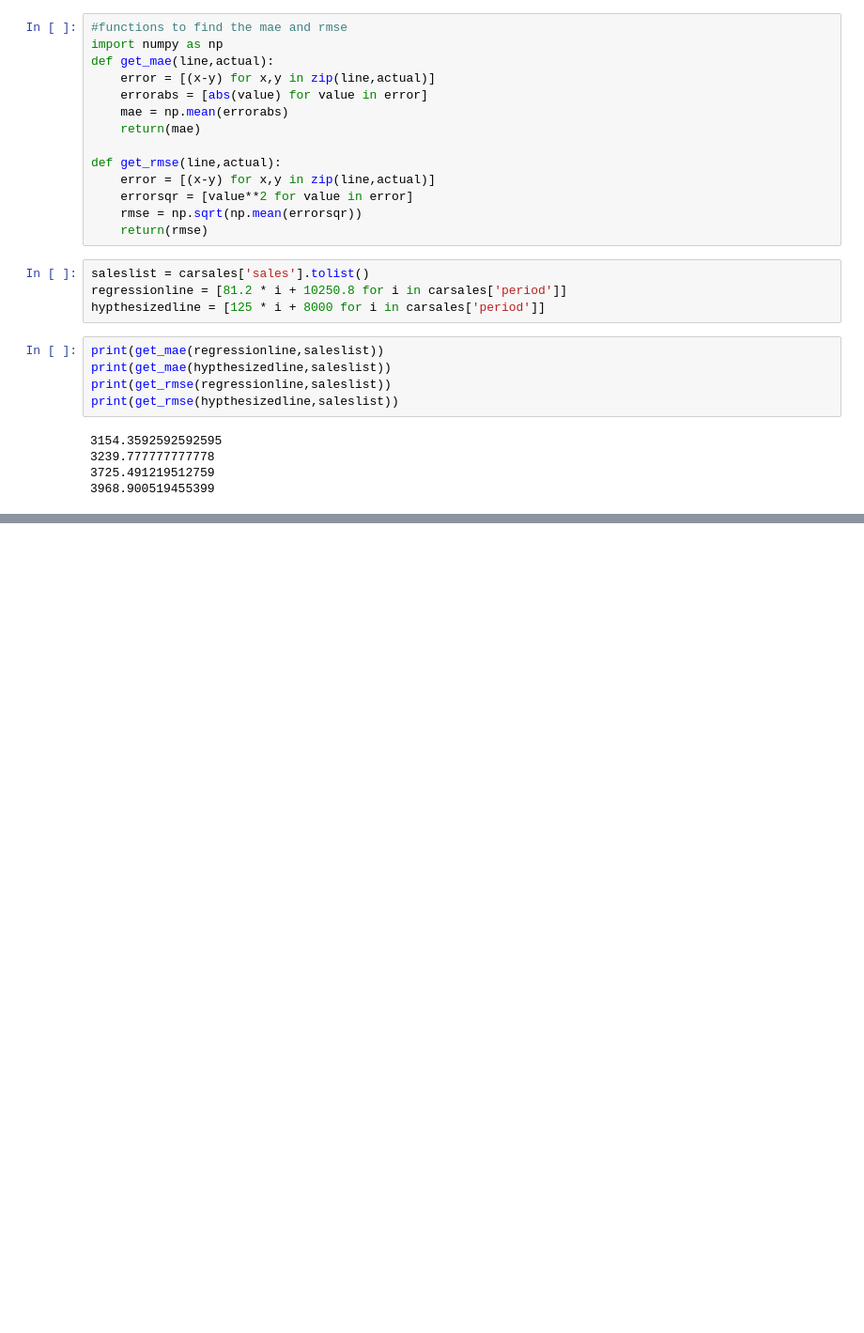
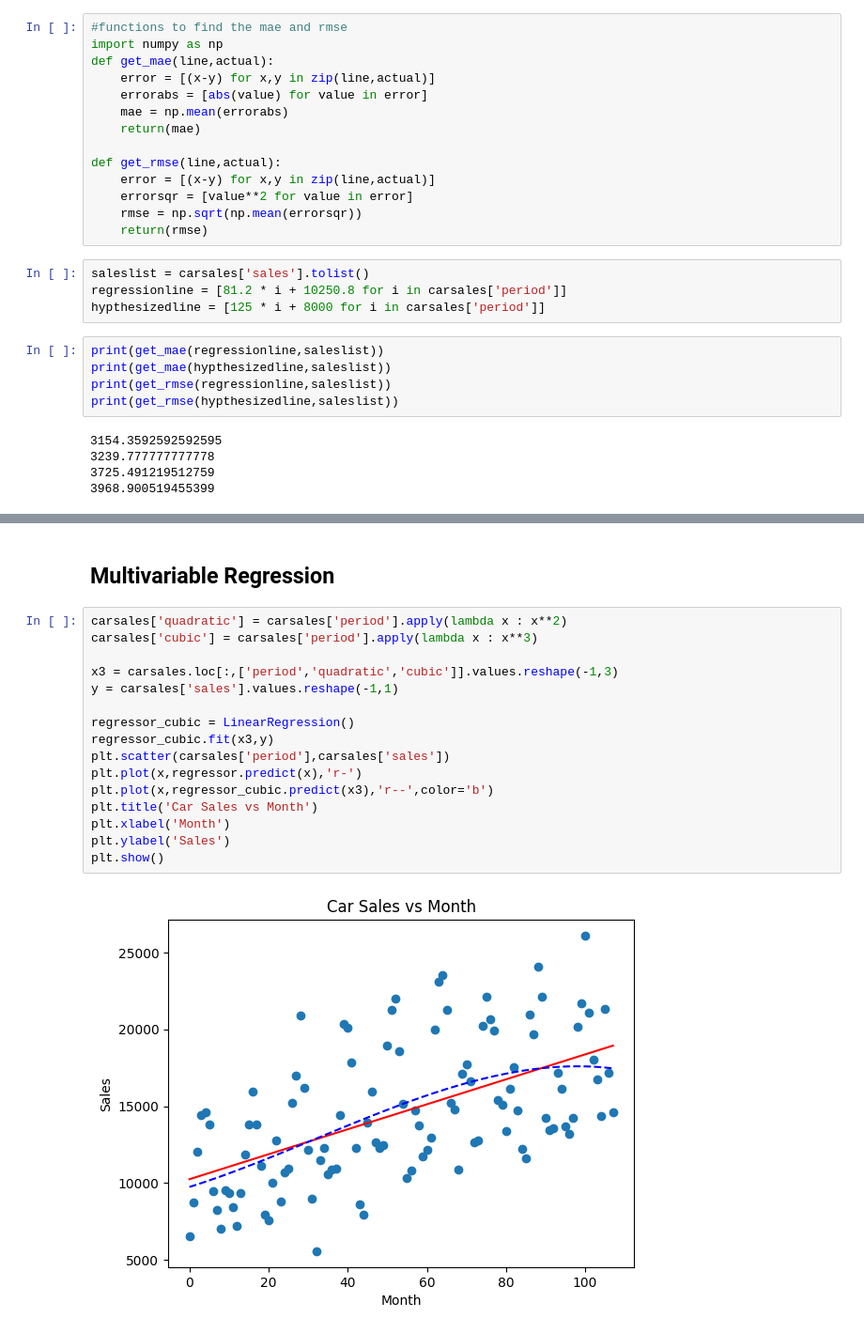
Before and after one commit to brieng314/DiveIntoDS, a Jupyter notebook: dive_into_DS_Forecasting.ipynb, the cells around one changed output, grey strips where cells are left out. Shown at 94% size. Saved outputs shown, nothing was run; the diff lists cells and outputs as text; blank space fills up the shorter version.

```diff
--- a/dive_into_DS_Forecasting.ipynb
+++ b/dive_into_DS_Forecasting.ipynb
@@ -146,0 +162,20 @@ print(get_rmse(hypthesizedline,saleslist))
+# %% [markdown]
+## Multivariable Regression
+# %%
+carsales['quadratic'] = carsales['period'].apply(lambda x : x**2)
+carsales['cubic'] = carsales['period'].apply(lambda x : x**3)
+
+x3 = carsales.loc[:,['period','quadratic','cubic']].values.reshape(-1,3)
+y = carsales['sales'].values.reshape(-1,1)
+
+regressor_cubic = LinearRegression()
+regressor_cubic.fit(x3,y)
+plt.scatter(carsales['period'],carsales['sales'])
+plt.plot(x,regressor.predict(x),'r-')
+plt.plot(x,regressor_cubic.predict(x3),'r--',color='b')
+plt.title('Car Sales vs Month')
+plt.xlabel('Month')
+plt.ylabel('Sales')
+plt.show()
+# %% [output]
+[figure, added]
```
Also changed, not shown: parts of 13 cells of this notebook, 2 other files.
